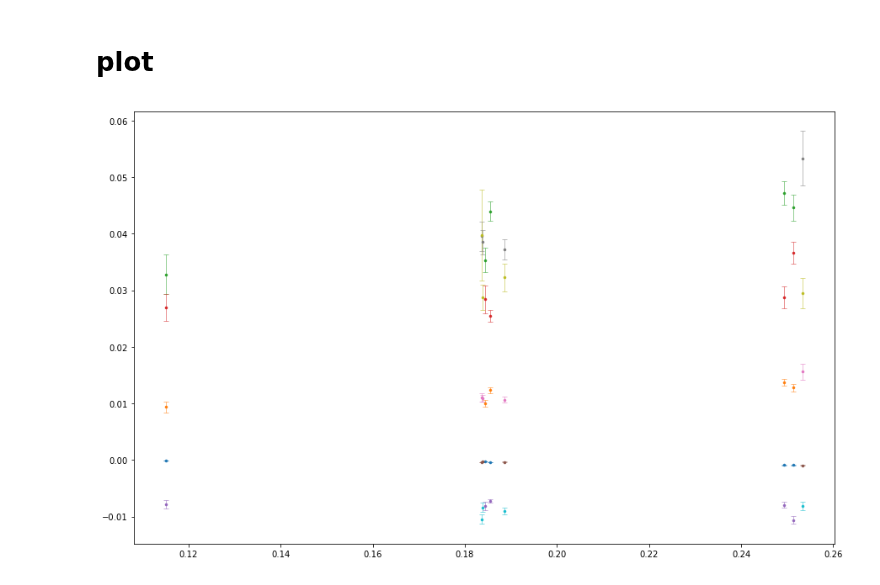
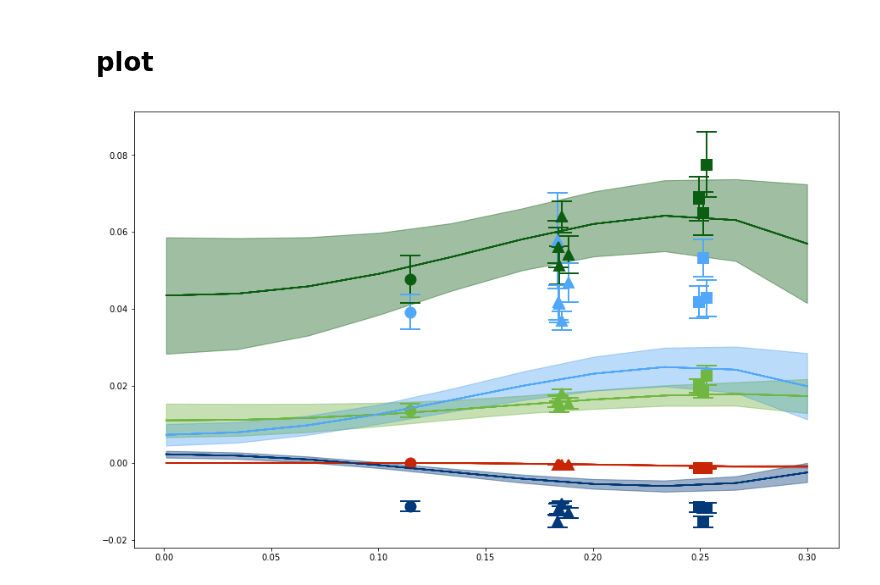
Before and after one commit to callat-qcd/project_0vbb, a Jupyter notebook: 0vbb_workbook.ipynb, the cells around one changed output. Drawn from its saved outputs; the diff is of its cells as text; code cells hidden in the pictures.

Commit message:
continuum limit plot

```diff
--- a/0vbb_workbook.ipynb
+++ b/0vbb_workbook.ipynb
@@ -407,25 +433,50 @@ physical_result
 # %% [markdown]
 # plot
 # %%
-# fv shift
+# data correct for fvshift and Fpi
 fullfit = FitClass.fit_function(x,fit.p)
 FitClassNoFV = fit_class(params['ansatz'],params['order'],False,params['ma_flag'],params['alphas_flag'],ini)
 nofvfit = FitClassNoFV.fit_function(x,fit.p)
 diff = {key:fullfit[key]-nofvfit[key] for key in fullfit.keys()}
-data_fvcorrected = {key:gv_rey[key]-diff[key] for key in gv_rey.keys()}
+data_fvcorrected = {key:(physical_params['Fpi']/(fit.p[(ens,'fpi')]/gv_hisq[(ens,'aw0')]))**4*(gv_rey[key]-diff[key]) for key in gv_rey.keys()}
 epi_data = {(ens,'epi'):fit.p[ens,'epi'] for ens in params['ensembles']}
+# continuum extrapolation
+epi_cont = np.linspace(0.001,0.3,10)
+x_cont = [[idx,op] for idx,ec in enumerate(epi_cont) for op in params['operators']]
+p_cont = {key:fit.p[key] for key in fit.p.keys() if key in priors.keys()}
+p_cont.update({(idx,'epi'):ec for idx,ec in enumerate(epi_cont)})
+p_cont.update({(idx,'fpi'):physical_params['Fpi'] for idx,ec in enumerate(epi_cont)})
+p_cont.update({(idx,'ea2'):0.0 for idx,ec in enumerate(epi_cont)})
+FitClassP = fit_class(params['ansatz'],params['order'],fv_flag=False,ma_flag=False,alphas_flag=False,ini=None)
+contfit = FitClassP.fit_function(x_cont,p_cont)
+x_continuum = epi_cont
+y_continuum = {op:[contfit[(j,op)] for j,ec in enumerate(x_continuum)] for op in params['operators']}
 # %%
 # plot result
 fig = plt.figure('%s chiral extrapolation' %params['ansatz'],figsize=plot_params['fig_size3'])
 ax = plt.axes(plot_params['plt_axes'])
+dict_e2s = e2s()
+dict_e2m = e2m()
 for ens in params['ensembles']:
     for op in params['operators']:
-        xplt = epi_data[(ens,'epi')].mean
-        ymean = data_fvcorrected[(ens,op)].mean
-        ysdev = data_fvcorrected[(ens,op)].sdev
-        ax.errorbar(x=xplt,y=ymean,yerr=ysdev,ls='None',marker='o',\
-                   markersize=plot_params['ms'],elinewidth=plot_params['lw'],\
-                   capsize=plot_params['cs'],mew=plot_params['lw'])
+        a_color = plot_params['alat_color'][dict_e2s[ens]]
+        op_color = plot_params['op_color'][op]
+        m_shape = plot_params['mpi_shape'][dict_e2m[ens]]
+        # plot data
+        xdata = epi_data[(ens,'epi')].mean
+        ydata_mean = data_fvcorrected[(ens,op)].mean
+        ydata_sdev = data_fvcorrected[(ens,op)].sdev
+        ax.errorbar(x=xdata,y=ydata_mean,yerr=ydata_sdev,ls='None',marker=m_shape,\
+                    mfc=op_color,mec=op_color,ecolor=op_color,\
+                    markersize=plot_params['ms'],elinewidth=plot_params['lw'],\
+                    capsize=plot_params['cs'],mew=plot_params['lw'])
+        # plot continuum
+        x_continuum = x_continuum
+        y_continuum_mean = np.array([i.mean for i in y_continuum[op]])
+        y_continuum_sdev = np.array([i.sdev for i in y_continuum[op]])
+        ax.errorbar(x=x_continuum,y=y_continuum_mean,ls='-',color=op_color)
+        ax.fill_between(x_continuum,y_continuum_mean+y_continuum_sdev,y_continuum_mean-y_continuum_sdev,\
+                        color=op_color,alpha=0.05)
 plt.draw()
 # %% [output]
-[figure, old version]
+[figure, new version]
```
Also changed, not shown: parts of 6 cells of this notebook.
